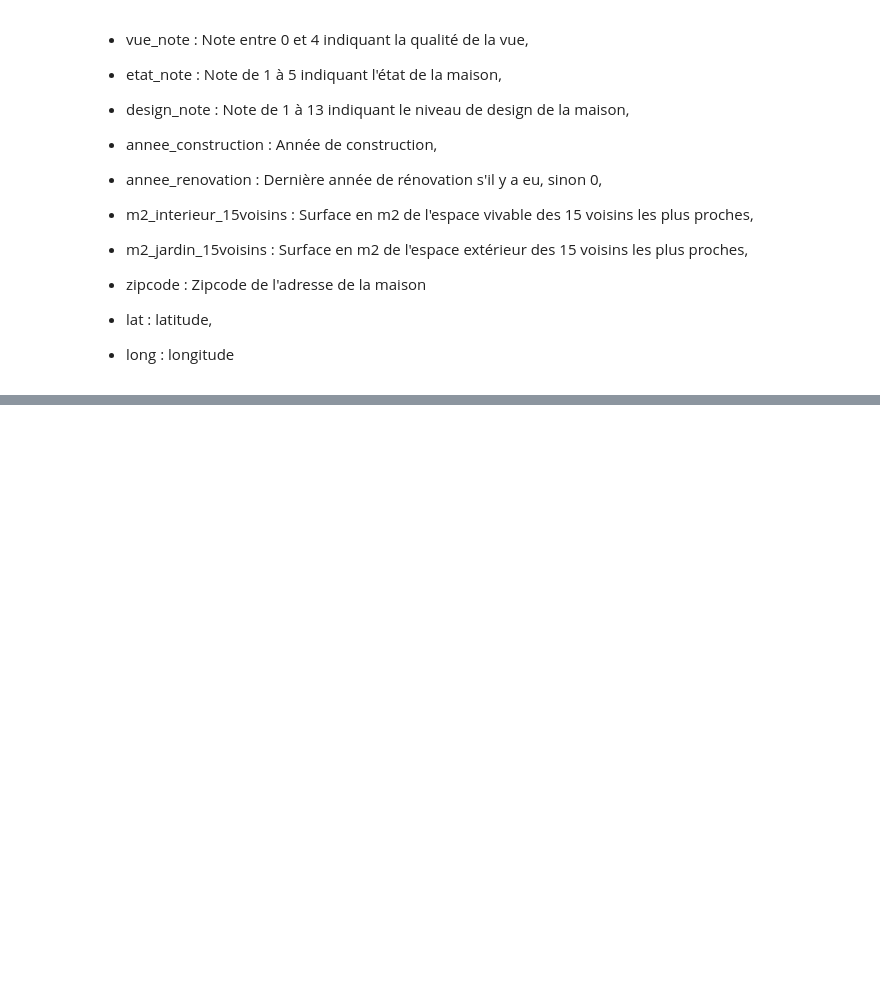
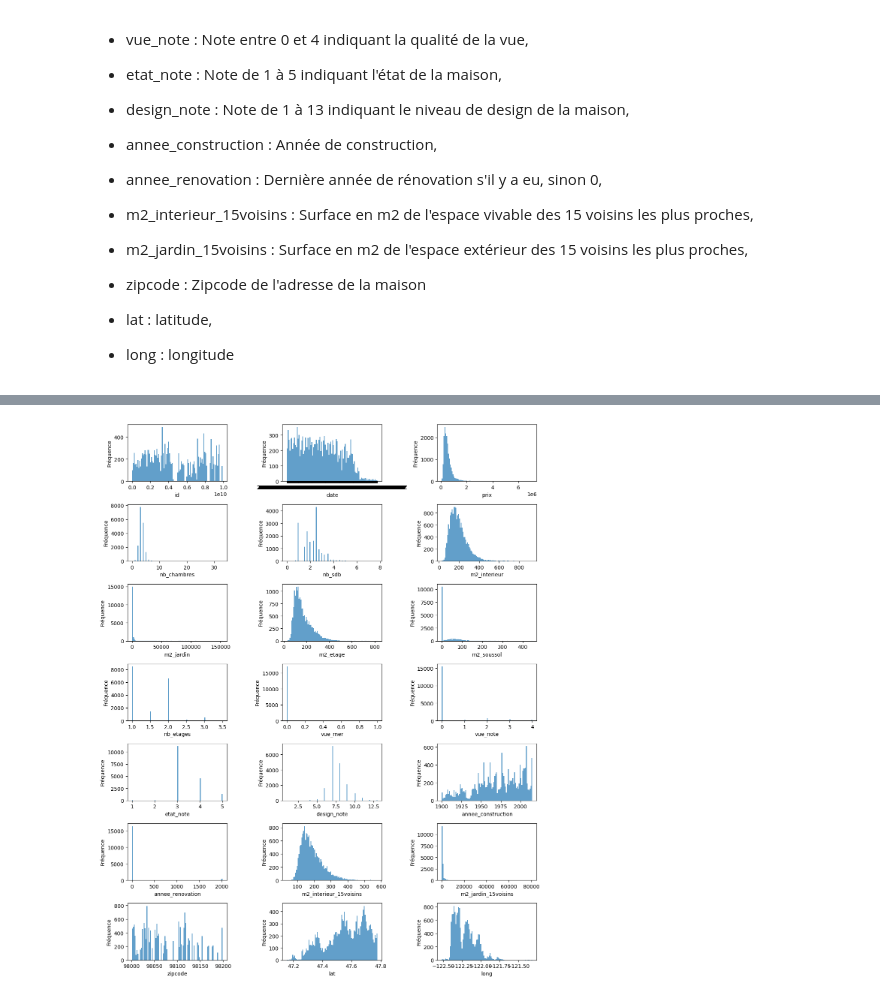
Before and after one commit to flarab29/PRAMA2025, a Jupyter notebook: etude_prama.ipynb, the cells around one changed output, grey strips where cells are left out. Drawn from its saved outputs; the diff is of its cells as text; code cells hidden in the pictures; blank space fills up the shorter version.

```diff
--- a/etude_prama.ipynb
+++ b/etude_prama.ipynb
@@ -47,0 +88,15 @@ import pandas as pd
+# %%
+plt.figure(figsize=(12, 15))
+columns = data.columns
+
+
+for i, column in enumerate(columns):
+    plt.subplot((len(columns) + 2) // 3, 3, i + 1)  # Calcule le nombre de lignes de sous-graphiques
+    plt.hist(data[column], bins=100, alpha=0.7)
+    plt.xlabel(column)
+    plt.ylabel('Fréquence')
+
+plt.tight_layout()  # Ajuste les espacements pour éviter le chevauchement
+plt.show()
+# %% [output]
+[figure, added]
```
Also changed, not shown: parts of 34 cells of this notebook.
